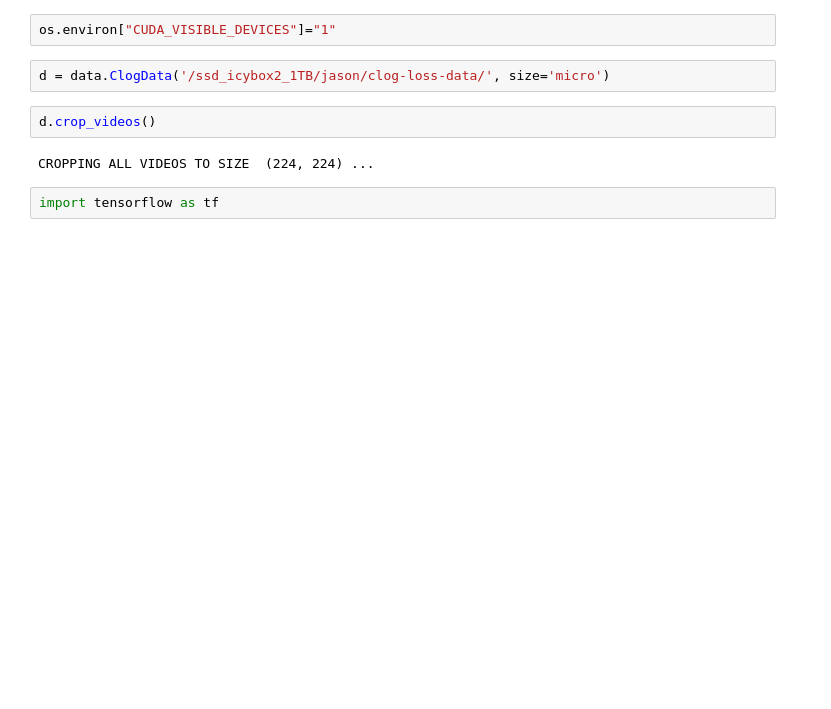
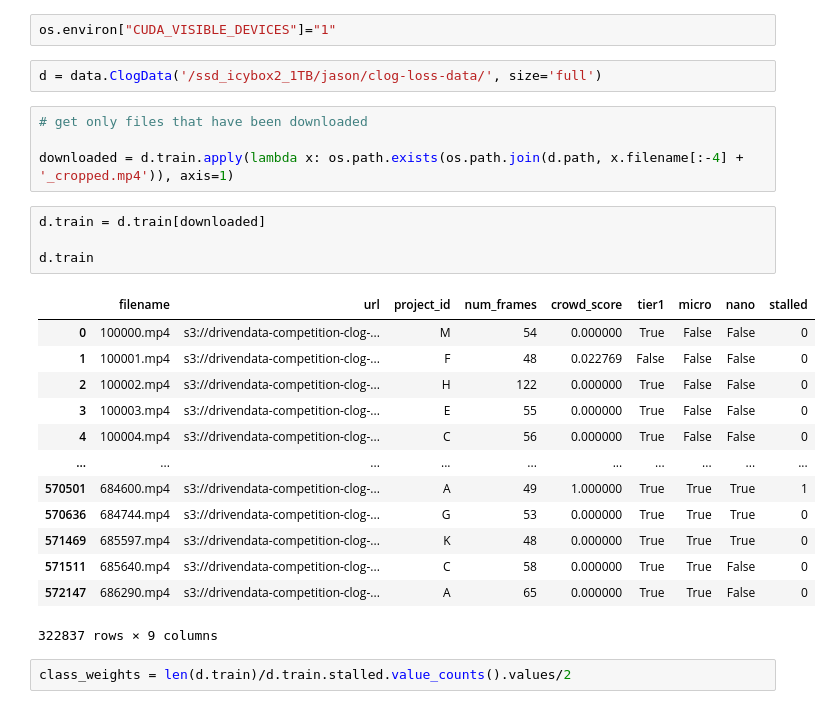
Before and after one commit to jmmanley/ClogCatcher, a Jupyter notebook: train_LSTM_vgg16.ipynb, the cells around one changed output. Saved outputs shown, nothing was run; the diff lists cells and outputs as text; blank space fills up the shorter version.

```diff
--- a/train_LSTM_vgg16.ipynb
+++ b/train_LSTM_vgg16.ipynb
@@ -9,10 +12,28 @@ from networks import CNNFeatureLSTM
 # %%
 os.environ["CUDA_VISIBLE_DEVICES"]="1"
 # %%
-d = data.ClogData('/ssd_icybox2_1TB/jason/clog-loss-data/', size='micro')
+d = data.ClogData('/ssd_icybox2_1TB/jason/clog-loss-data/', size='full')
-# %%
-d.crop_videos()
-# %% [output]
-CROPPING ALL VIDEOS TO SIZE  (224, 224) ...
-# %%
-import tensorflow as tf
+# %%
+# get only files that have been downloaded
+
+downloaded = d.train.apply(lambda x: os.path.exists(os.path.join(d.path, x.filename[:-4] + '_cropped.mp4')), axis=1)
+# %%
+d.train = d.train[downloaded]
+
+d.train
+# %% [output]
+|  | filename | url | project_id | num_frames | crowd_score | tier1 | micro | nano | stalled |
+| 0 | 100000.mp4 | s3://drivendata-competition-clog-... | M | 54 | 0.000000 | True | False | False | 0 |
+| 1 | 100001.mp4 | s3://drivendata-competition-clog-... | F | 48 | 0.022769 | False | False | False | 0 |
+| 2 | 100002.mp4 | s3://drivendata-competition-clog-... | H | 122 | 0.000000 | True | False | False | 0 |
+| 3 | 100003.mp4 | s3://drivendata-competition-clog-... | E | 55 | 0.000000 | True | False | False | 0 |
+| 4 | 100004.mp4 | s3://drivendata-competition-clog-... | C | 56 | 0.000000 | True | False | False | 0 |
+| ... | ... | ... | ... | ... | ... | ... | ... | ... | ... |
+| 570501 | 684600.mp4 | s3://drivendata-competition-clog-... | A | 49 | 1.000000 | True | True | True | 1 |
+| 570636 | 684744.mp4 | s3://drivendata-competition-clog-... | G | 53 | 0.000000 | True | True | True | 0 |
+| 571469 | 685597.mp4 | s3://drivendata-competition-clog-... | K | 48 | 0.000000 | True | True | True | 0 |
+| 571511 | 685640.mp4 | s3://drivendata-competition-clog-... | C | 58 | 0.000000 | True | True | False | 0 |
+| 572147 | 686290.mp4 | s3://drivendata-competition-clog-... | A | 65 | 0.000000 | True | True | False | 0 |
+322837 rows × 9 columns
+# %%
+class_weights = len(d.train)/d.train.stalled.value_counts().values/2
```
Also changed, not shown: parts of 16 cells of this notebook, 3 other files.
